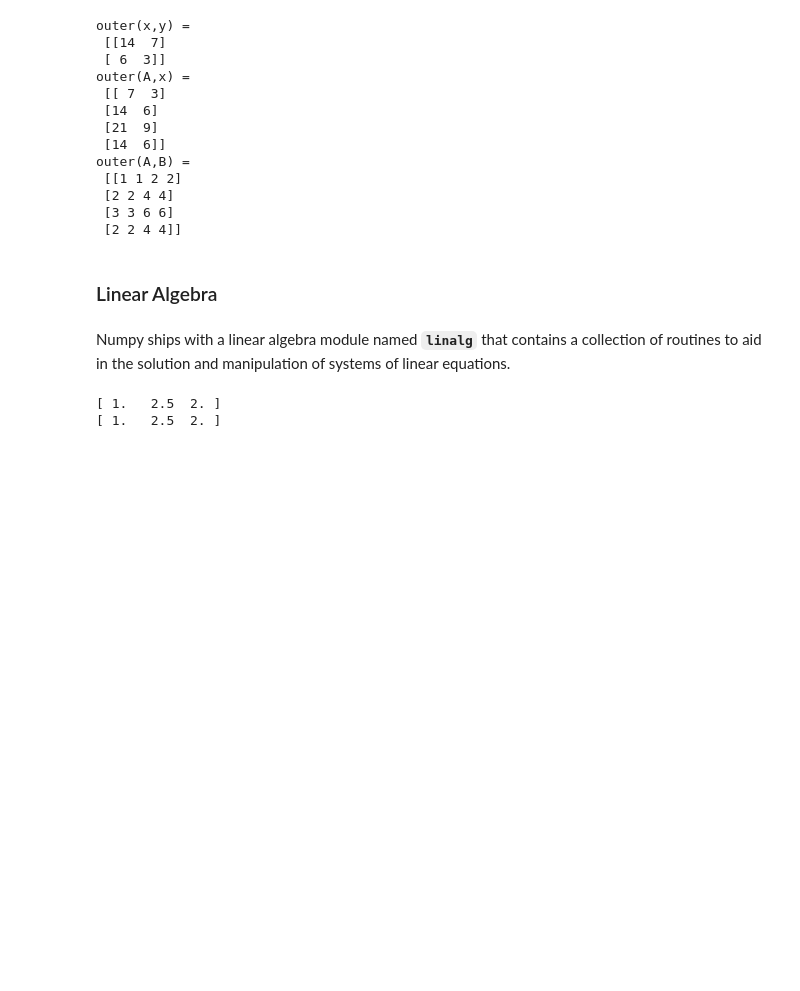
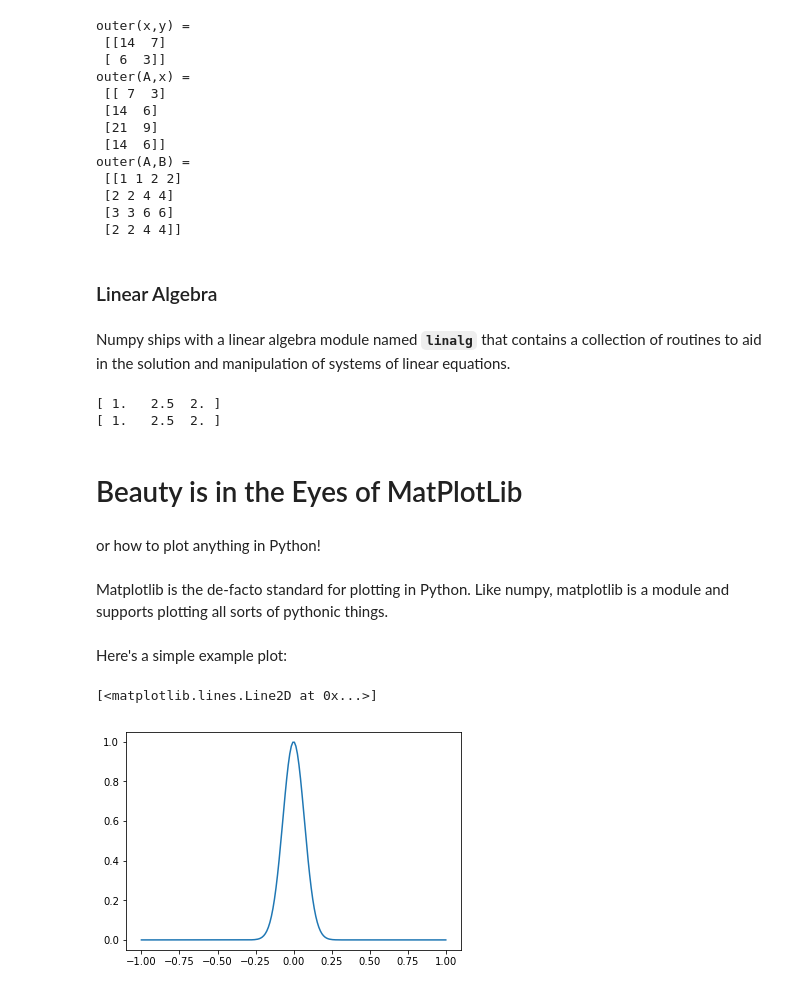
Before and after one commit to saadtony/ChemPy, a Jupyter notebook: easypy.ipynb, the cells around one changed output. Drawn from its saved outputs; the diff is of its cells as text; code cells hidden in the pictures; blank space fills up the shorter version.

Commit message:
add a few slides on matplotlib

```diff
--- a/easypy.ipynb
+++ b/easypy.ipynb
@@ -873,3 +873,21 @@ print(xInv)
 # %% [output]
 [ 1.   2.5  2. ]
 [ 1.   2.5  2. ]
+# %% [markdown]
+# Beauty is in the Eyes of MatPlotLib
+# %% [markdown]
+or how to plot anything in Python!
+# %% [markdown]
+Matplotlib is the de-facto standard for plotting in Python. Like numpy, matplotlib is a module and supports plotting all sorts of pythonic things.
+# %% [markdown]
+Here's a simple example plot:
+# %%
+%matplotlib inline
+import matplotlib.pyplot as plt # pyplot is the standard plotting library in matplotlib
+import numpy as np
+x = np.linspace(-1,1,200) # create 200 equally spaced points between -1 and 1
+y = np.exp(-x**2/0.01) # gaussian
+plt.plot(x,y) # plot y vs x
+# %% [output]
+[<matplotlib.lines.Line2D at 0x...>]
+[figure, added]
```
Also changed, not shown: parts of 7 cells of this notebook.
